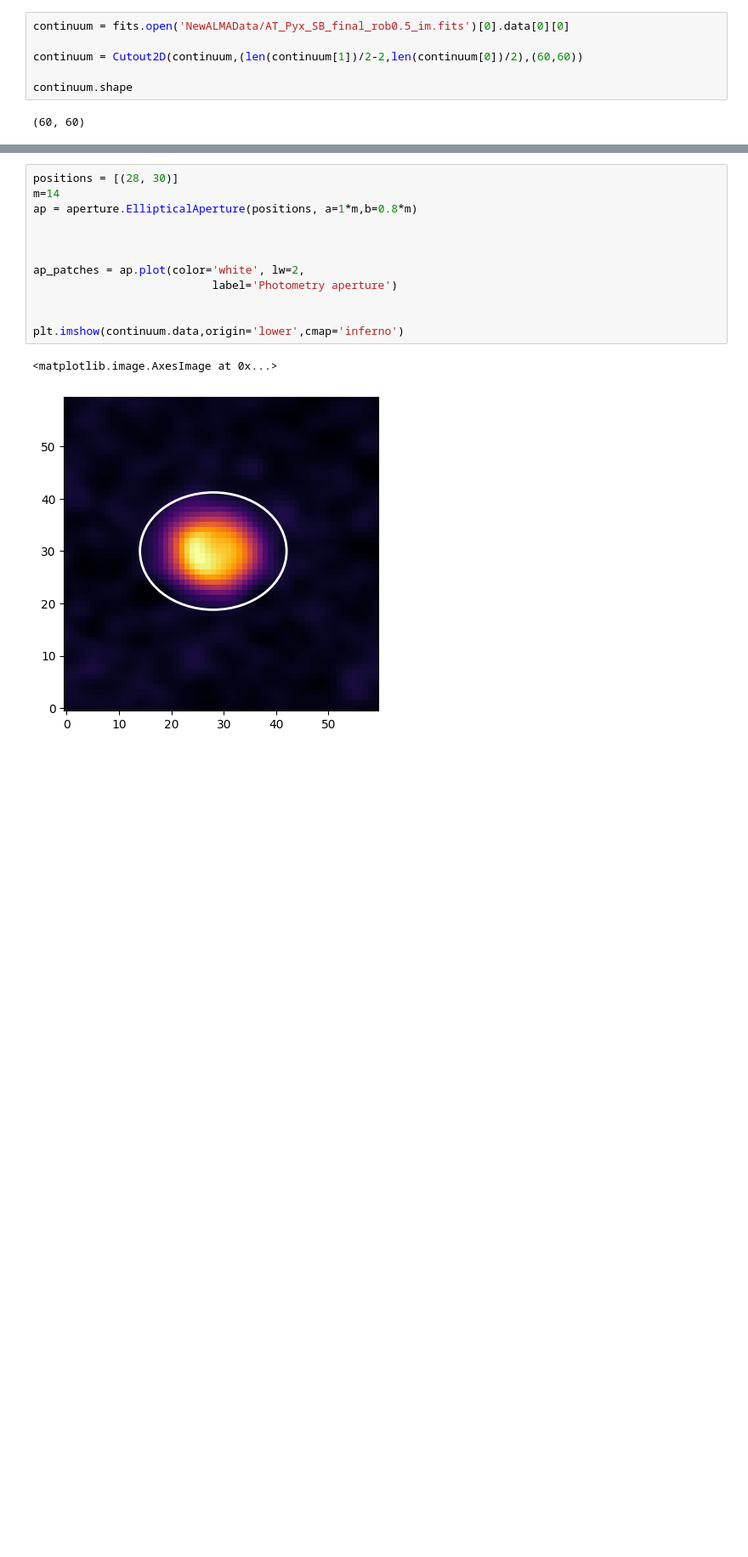
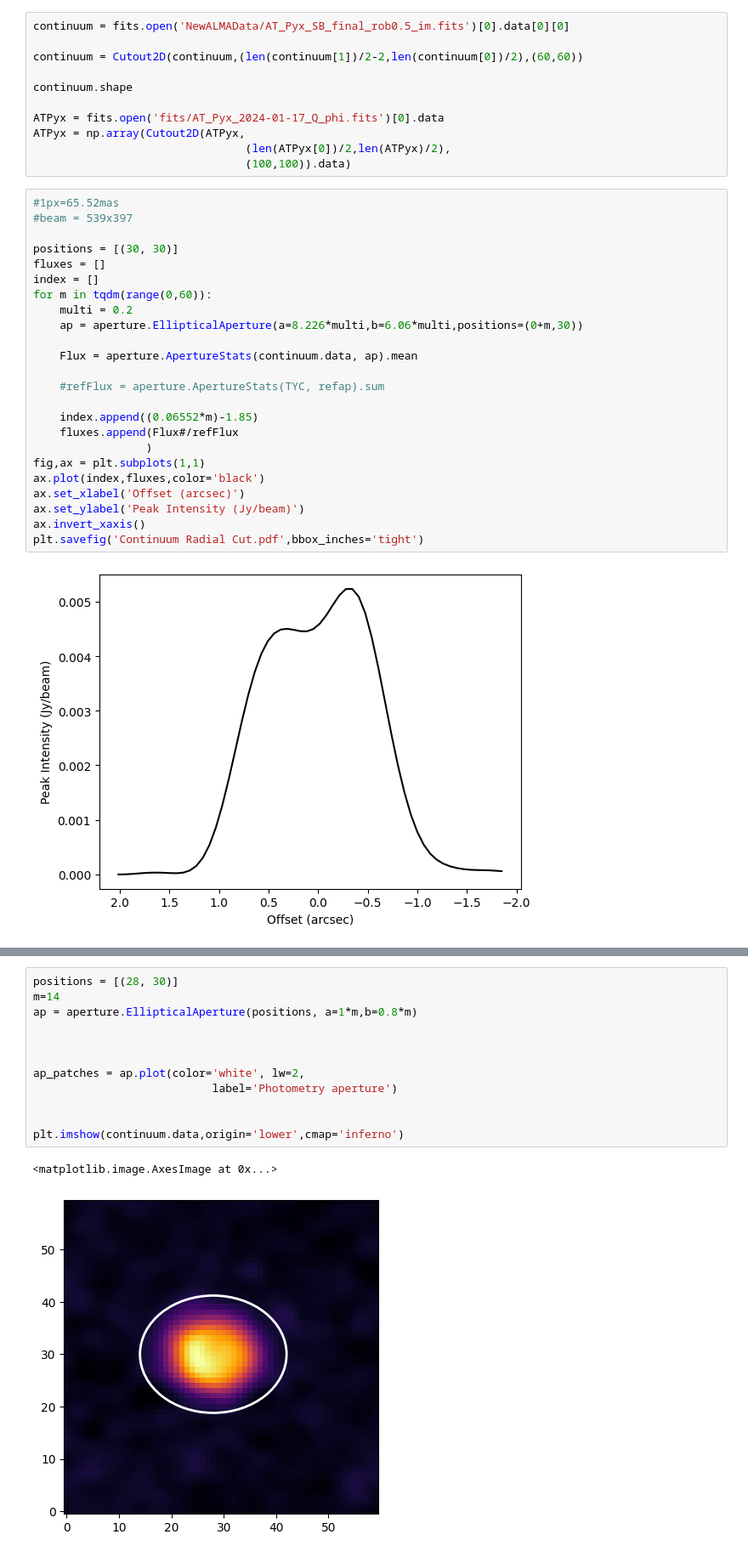
Before and after one commit to danmcl77/masters, a Jupyter notebook: Plotting.ipynb, the cells around one changed output, grey strips where cells are left out. Shown at 85% size. Saved outputs shown, nothing was run; the diff lists cells and outputs as text; blank space fills up the shorter version.

```diff
--- a/Plotting.ipynb
+++ b/Plotting.ipynb
@@ -16,8 +17,37 @@ continuum = fits.open('NewALMAData/AT_Pyx_SB_final_rob0.5_im.fits')[0].data[0][0
 continuum = Cutout2D(continuum,(len(continuum[1])/2-2,len(continuum[0])/2),(60,60))
 
 continuum.shape
+
+ATPyx = fits.open('fits/AT_Pyx_2024-01-17_Q_phi.fits')[0].data
+ATPyx = np.array(Cutout2D(ATPyx,
+                                (len(ATPyx[0])/2,len(ATPyx)/2),
+                                (100,100)).data)
-# %% [output]
-(60, 60)
+# %%
+#1px=65.52mas
+#beam = 539x397
+
+positions = [(30, 30)]
+fluxes = []
+index = []
+for m in tqdm(range(0,60)):
+    multi = 0.2
+    ap = aperture.EllipticalAperture(a=8.226*multi,b=6.06*multi,positions=(0+m,30))
+
+    Flux = aperture.ApertureStats(continuum.data, ap).mean
+
+    #refFlux = aperture.ApertureStats(TYC, refap).sum
+
+    index.append((0.06552*m)-1.85)
+    fluxes.append(Flux#/refFlux
+                 )
+fig,ax = plt.subplots(1,1)
+ax.plot(index,fluxes,color='black')
+ax.set_xlabel('Offset (arcsec)')
+ax.set_ylabel('Peak Intensity (Jy/beam)')
+ax.invert_xaxis()
+plt.savefig('Continuum Radial Cut.pdf',bbox_inches='tight')
+# %% [output]
+[figure, added]
 # %%
 fig, ax = plt.subplots()
 
```
Also changed, not shown: parts of 13 cells of this notebook, 7 other files.
